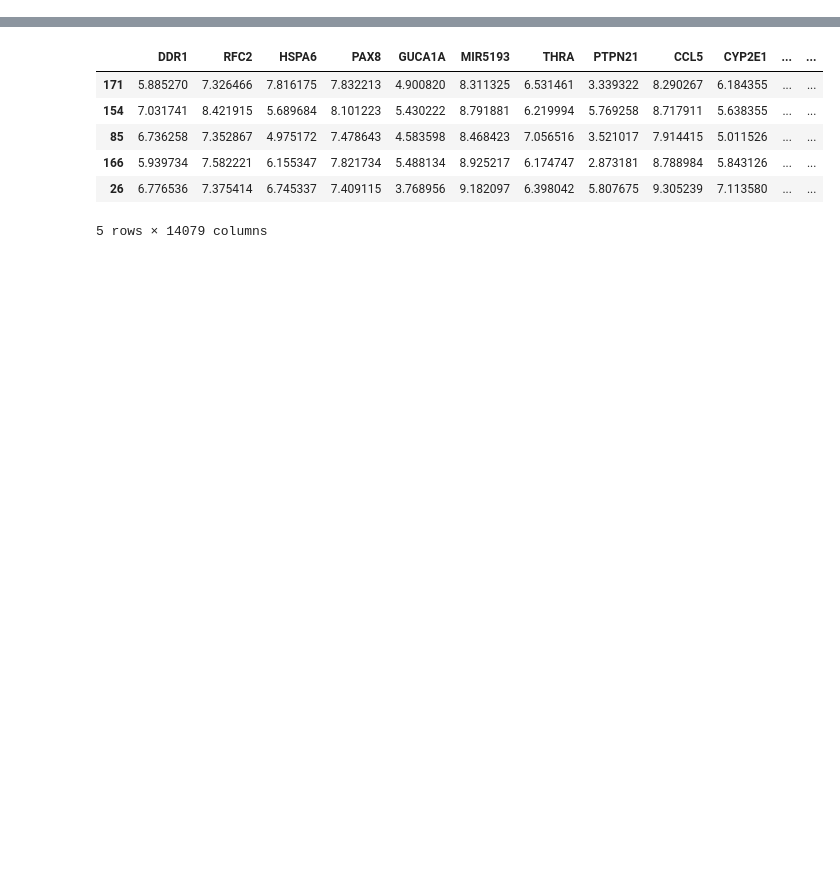
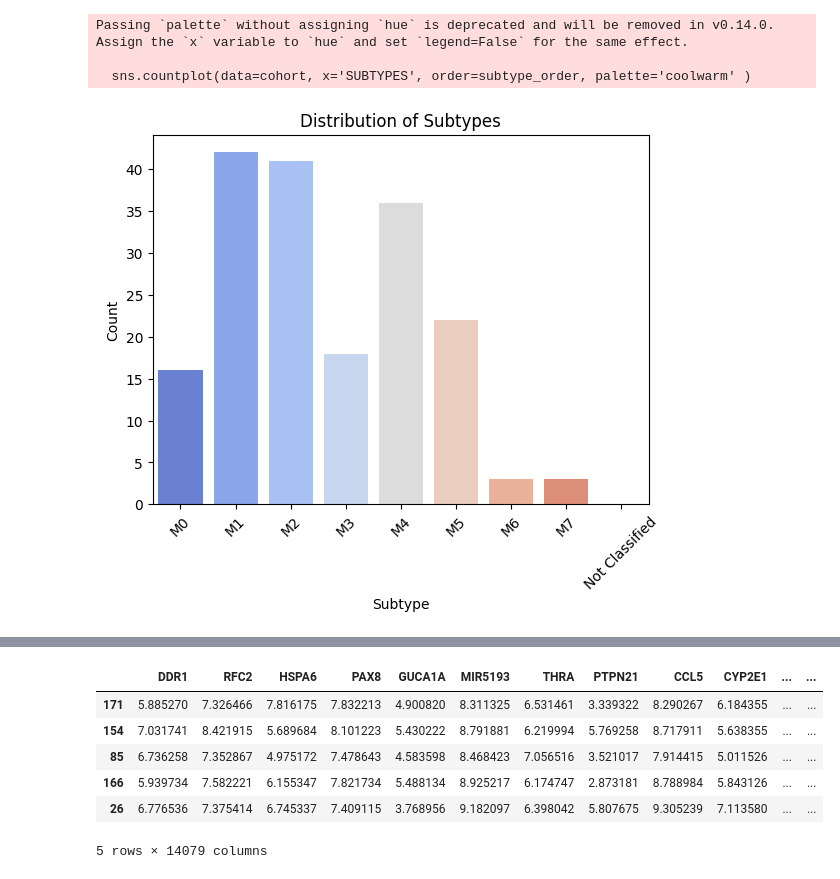
Before and after one commit to Chaoticatwithaneviltooth/5005_Project, a Jupyter notebook: aml-version2.ipynb, the cells around one changed output, grey strips where cells are left out. Cells and saved outputs as stored; diff of their text form; code cells hidden in the pictures; blank space fills up the shorter version.

```diff
--- a/aml-version2.ipynb
+++ b/aml-version2.ipynb
@@ -0,0 +74,3 @@
+# %%
+cohort = pd.read_csv("/Users/keerthana/Documents/NUS Precision Med 25/5005/5005_Project/Processed Datasets/cohort.csv")
+cohort.head()
@@ -0,0 +84,19 @@
+# %%
+import matplotlib.pyplot as plt
+import seaborn as sns
+
+# order of the subtypes
+subtype_order = ['M0', 'M1', 'M2', 'M3', 'M4', 'M5', 'M6', 'M7', 'Not Classified']
+
+# hist
+sns.countplot(data=cohort, x='SUBTYPES', order=subtype_order, palette='coolwarm' )
+plt.title('Distribution of Subtypes')
+plt.xlabel('Subtype')
+plt.ylabel('Count')
+plt.xticks(rotation=45)  # Rotate labels to make them readable if necessary
+plt.show()
+# %% [output]
+Passing `palette` without assigning `hue` is deprecated and will be removed in v0.14.0. Assign the `x` variable to `hue` and set `legend=False` for the same effect.
+
+  sns.countplot(data=cohort, x='SUBTYPES', order=subtype_order, palette='coolwarm' )
+[figure, added]
```
Also changed, not shown: parts of 24 cells of this notebook.
